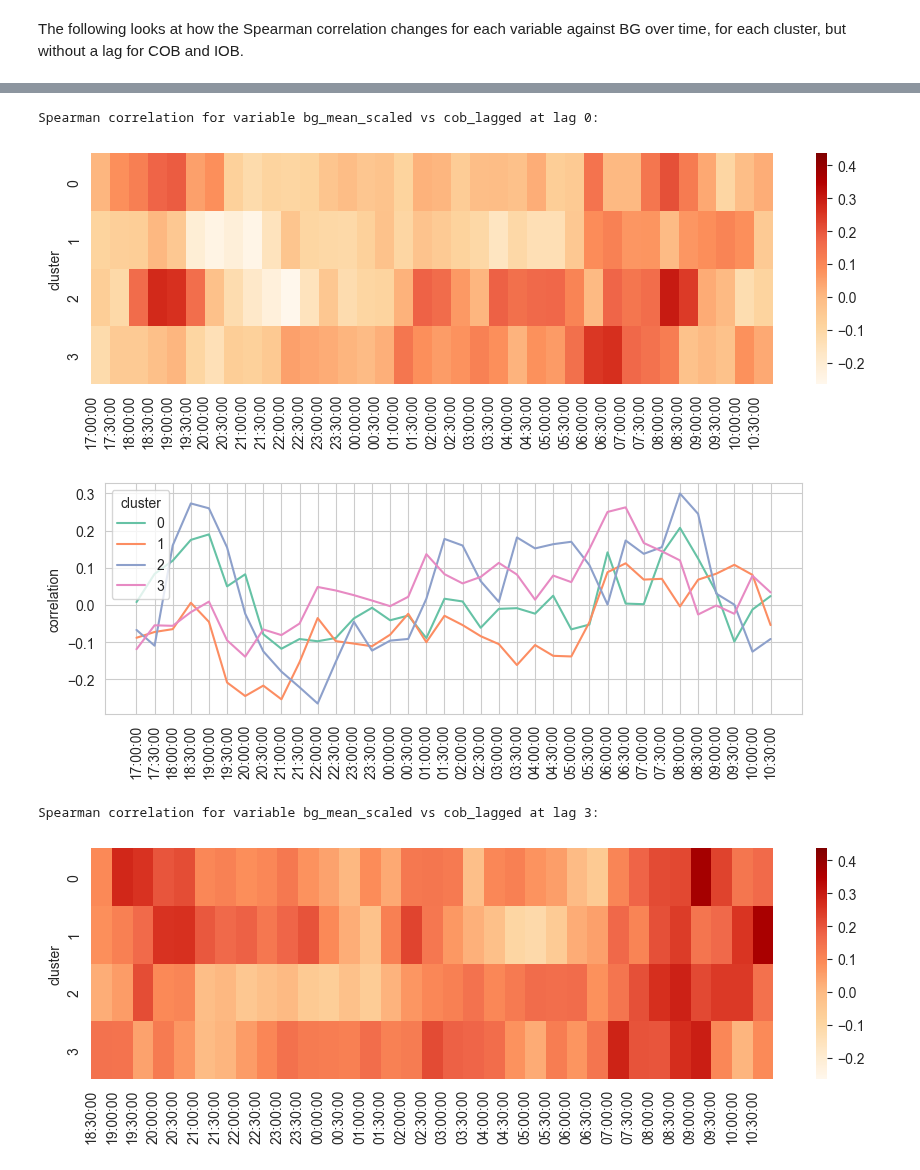
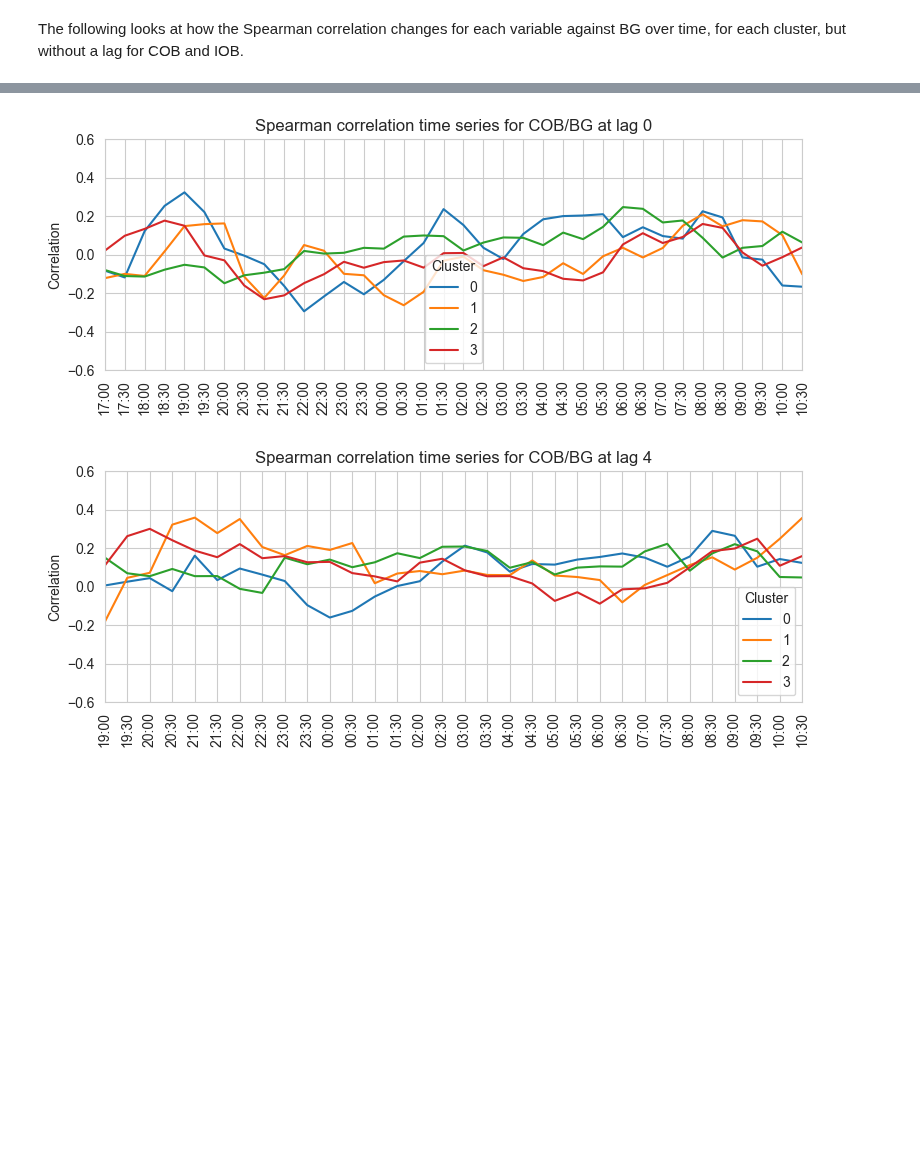
Before and after one commit to rdbrist/masters_project, a Jupyter notebook: notebooks/2.03b-rd-analysis-of-night-clusters.ipynb, the cells around one changed output, grey strips where cells are left out. Cells and saved outputs as stored; diff of their text form; code cells hidden in the pictures; blank space fills up the shorter version.

```diff
--- a/notebooks/2.03b-rd-analysis-of-night-clusters.ipynb
+++ b/notebooks/2.03b-rd-analysis-of-night-clusters.ipynb
@@ -257,5 +228,5 @@ And now check each of the non-linear regression models against this baseline.
 # %%
-# print('Decision Tree on COB lagged values')
-# dt_results = rel.apply_cv_regression(model='DecisionTreeRegressor', variables=['cob_lagged'])
-# dt_results = pd.DataFrame.from_records(dt_results)
-# heatmap_metrics(dt_results)
+print('Decision Tree on COB lagged values')
+dt_results = rel.apply_cv_regression(model='DecisionTreeRegressor', variables=['cob_lagged'])
+dt_results = pd.DataFrame.from_records(dt_results)
+heatmap_metrics(dt_results)
@@ -262,5 +236,5 @@ And now check each of the non-linear regression models against this baseline.
 # %%
-# print('Random Forest on COB lagged values')
-# rf_results = rel.apply_cv_regression(model='RandomForestRegressor', variables=['cob_lagged'])
-# rf_results = pd.DataFrame.from_records(rf_results)
-# heatmap_metrics(rf_results)
+print('Random Forest on COB lagged values')
+rf_results = rel.apply_cv_regression(model='RandomForestRegressor', variables=['cob_lagged'])
+rf_results = pd.DataFrame.from_records(rf_results)
+heatmap_metrics(rf_results)
@@ -321,7 +307,7 @@ df_ks_by_cluster = pd.DataFrame(columns=['cluster', 'statistic', 'p-value'])
 df_ks_by_cluster = df_ks_by_cluster.astype({'cluster': 'int', 'statistic': 'float', 'p-value': 'float'})
 variables = ['bg mean', 'cob mean', 'iob mean']
 for v in variables:
-    df_ks = check_normality_cluster(df_to_compare.rename(columns={'tsne_cluster_label': 'cluster'}), v)
+    df_ks = check_normality_cluster(df_to_compare.rename(columns={'cluster_label': 'cluster'}), v)
     df_ks['variable'] = v
     df_ks_by_cluster = pd.concat([df_ks_by_cluster, df_ks])
 
@@ -329,7 +315,7 @@ night_start = time(17, 0)
 df_ks_by_time = pd.DataFrame(columns=['cluster', 'time', 'statistic', 'p-value'])
 df_ks_by_time = df_ks_by_time.astype({'cluster': 'int', 'time': 'str', 'statistic': 'float', 'p-value': 'float'})
 for v in variables:
-    df_ks = check_normality_by_time(df_to_compare.rename(columns={'tsne_cluster_label': 'cluster'}), v, night_start)
+    df_ks = check_normality_by_time(df_to_compare.rename(columns={'cluster_label': 'cluster'}), v, night_start)
     df_ks['variable'] = v
     df_ks['minutes_since_night_start'] = df_ks['time'].apply(lambda t: minutes_since_night_start(t, night_start))
     df_ks['rank'] = df_ks['minutes_since_night_start'].rank(method='dense').astype(int)
@@ -441,32 +411,29 @@ heatmap_dtw_distance(df_spearman[df_spearman['variables']=='bg_mean_scaled vs co
 # %%
 v = 'bg_mean_scaled vs cob_lagged'
 sp_new = df_spearman[(df_spearman['variables']==v)].copy()
 sp_new = sp_new.drop(columns='variables')
 sp_new['minutes_since_night_start'] = sp_new['time'].apply(lambda t: minutes_since_night_start(t, night_start))
 
 vmin = sp_new['correlation'].min()
 vmax = sp_new['correlation'].max()
 
-for lag in [0,3]:
+for lag in [0,4]:
     sp_temp = sp_new[sp_new['lag']==lag].copy()
-    sp_temp['rank'] = sp_temp['minutes_since_night_start'].rank(method='dense').astype(int)
-    print(f'Spearman correlation for variable {v} at lag {lag}:')
-    spearman_matrix = sp_temp.pivot_table(index='cluster', columns='rank', values='correlation', aggfunc='mean')
-    x_ticks = sp_temp[['rank','time']].reset_index(drop=True).drop_duplicates().sort_values('rank')
-    fig = plt.figure(figsize=(11, 3))
-    sns.heatmap(spearman_matrix, annot=False, fmt=".3f", cmap="OrRd", vmin=vmin, vmax=vmax)
-    plt.xticks(x_ticks['rank']-1, x_ticks['time'], rotation=90)
+
+    fig, ax = plt.subplots(figsize=(9, 3))
+    sp_temp['time'] = sp_temp['time'].apply(lambda x: normalise_overnight_time(x, 11))
+    sns.lineplot(sp_temp, x='time', y='correlation', hue='cluster', palette=line_colours, ax=ax)
+    ax.xaxis.set_major_formatter(mdates.DateFormatter('%H:%M'))
+    ax.xaxis.set_major_locator(mdates.MinuteLocator(interval=30))
     plt.xlabel(None)
+    plt.ylim(-0.6,0.6)
+    plt.xlim(sp_temp['time'].min(), sp_temp['time'].max())
+    plt.xticks(rotation=90)
+    plt.legend(title='Cluster')
+    plt.ylabel('Correlation')
+    plt.title(f'Spearman correlation time series for COB/BG at lag {lag}')
+    plt.savefig(FIGURES_DIR / f'spearman_timeseries_cob_bg_at_lag{lag}.png', bbox_inches='tight')
     plt.show()
-
-    fig = plt.figure(figsize=(9, 3))
-    sns.lineplot(sp_temp, x='rank', y='correlation', hue='cluster', palette='Set2')
-    plt.xticks(x_ticks['rank'], x_ticks['time'], rotation=90)
-    plt.xlabel(None)
-    plt.show()
 # %% [output]
-Spearman correlation for variable bg_mean_scaled vs cob_lagged at lag 0:
-[figure, old version]
+[figure, new version]
-[figure, old version]
+[figure, new version]
-Spearman correlation for variable bg_mean_scaled vs cob_lagged at lag 3:
-[figure, removed]
```
Also changed, not shown: parts of 27 cells of this notebook, 9 other files.
